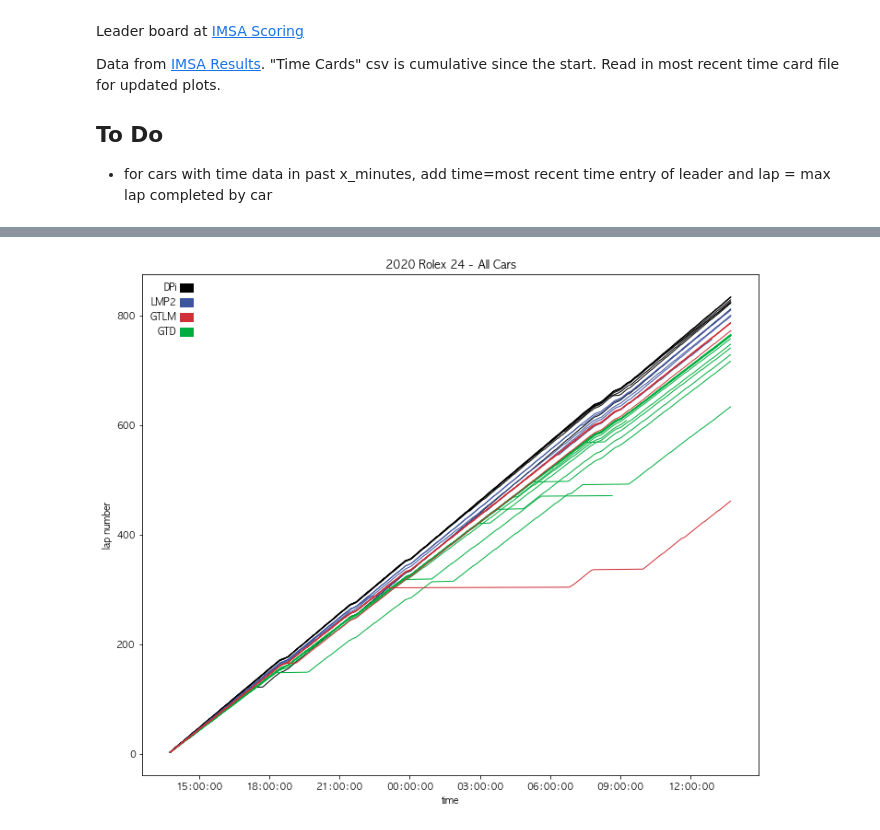
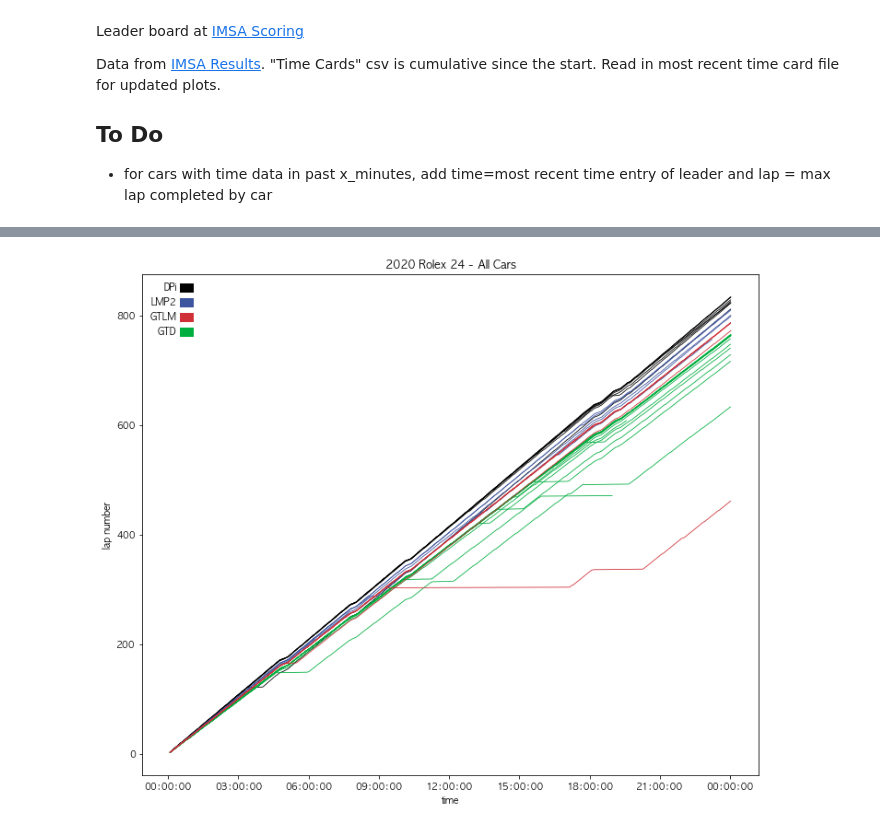
Before and after one commit to adamlamee/IMSA, a Jupyter notebook: IMSA-analysis-timecards.ipynb, the cells around one changed output, grey strips where cells are left out. Cells and saved outputs as stored; diff of their text form; code cells hidden in the pictures.

```diff
--- a/IMSA-analysis-timecards.ipynb
+++ b/IMSA-analysis-timecards.ipynb
@@ -54,26 +73,26 @@ data2.head(2)
 # %%
-# all cars
+# 2020 all cars
 fig, ax = plt.subplots(figsize=(12,10))
 classes = ("DPi", "GTD", "LMP2", "GTLM")
 colors = {"DPi": 'k', "LMP2": '#3d549f', "GTLM": '#d03037', "GTD": '#00ae3f'}
 for c in classes:
     temp = data.loc[data['CLASS'] == c]
     color = colors.get(c, '#D3D3D3')
     for i in  temp['NUMBER'].unique():
         plotdata = temp.loc[data['NUMBER'] == i]
-        ax.plot_date(plotdata['time'], plotdata['LAP_NUMBER'], label=i, markersize=0, linestyle='-', linewidth=1,\
+        ax.plot_date(plotdata['time2'], plotdata['LAP_NUMBER'], label=i, markersize=0, linestyle='-', linewidth=.8,\
                      color=color)
 plt.ylabel("lap number")
 plt.xlabel("time")
 ax.xaxis.set_major_formatter(mdates.DateFormatter('%H:%M:%S'))
 plt.title("2020 Rolex 24 - All Cars")
 hues = ["k", "#3d549f", "#d03037", "#00ae3f"]
 texts = ["DPi", "LMP2", "GTLM", "GTD"]
 patches = [ plt.plot([],[], color=hues[i], linewidth=10,\
                      label="{:s}".format(texts[i]) )[0]  for i in range(len(texts)) ]
 plt.legend(handles=patches, framealpha=0, markerfirst=False, numpoints=1, fancybox=True, handlelength=.5);
 #plt.xlim(datetime.strptime("22:01:01.0", timeformat),datetime.strptime("22:51:01.0", timeformat))
 #plt.ylim(240,320)
 # %% [output]
-[figure, old version]
+[figure, new version]
 # %%
```
Also changed, not shown: parts of 11 cells of this notebook.
